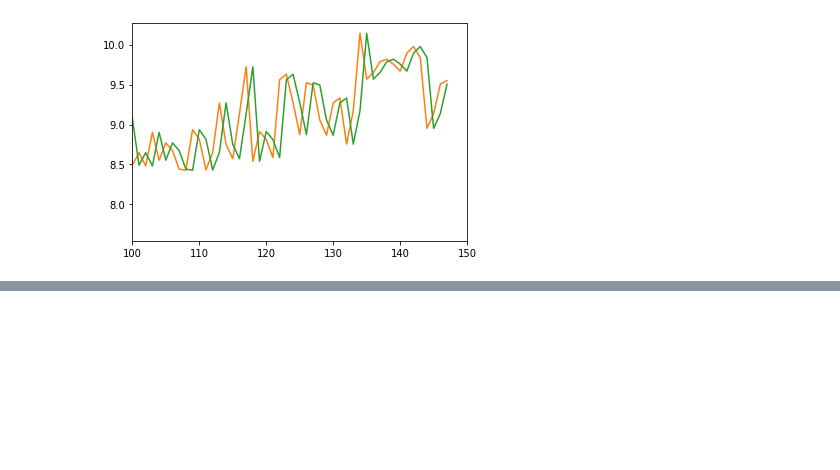
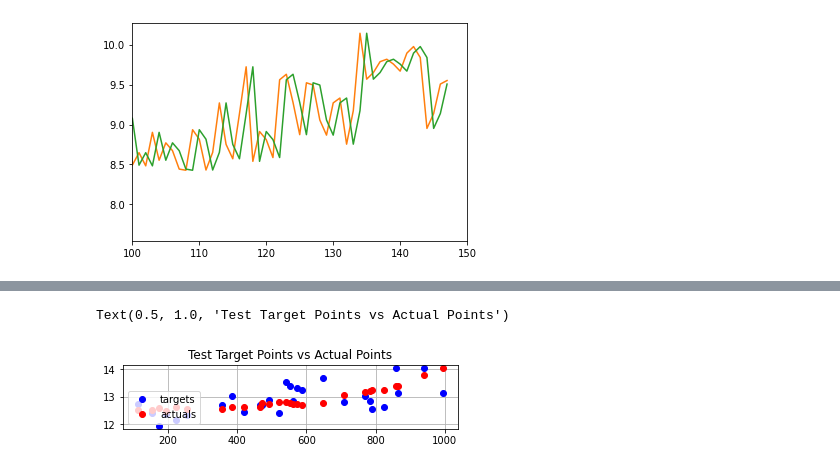
Before and after one commit to AntoineCOCHARD/DATA731-Country-temperature, a Jupyter notebook: proj.ipynb, the cells around one changed output, grey strips where cells are left out. Cells and saved outputs as stored; diff of their text form; code cells hidden in the pictures; blank space fills up the shorter version.

```diff
--- a/proj.ipynb
+++ b/proj.ipynb
@@ -454,0 +515,10 @@ oui
+# %%
+plt.subplot(3, 1, 2)
+plt.plot(test_positions, all_targets1, 'bo', label='targets')
+plt.plot(test_positions, allactuals, 'ro', label='actuals')
+plt.grid(True)
+plt.legend(loc='lower left', numpoints=1)
+plt.title("Test Target Points vs Actual Points")
+# %% [output]
+Text(0.5, 1.0, 'Test Target Points vs Actual Points')
+[figure, added]
```
Also changed, not shown: parts of 15 cells of this notebook, 1 other file.
